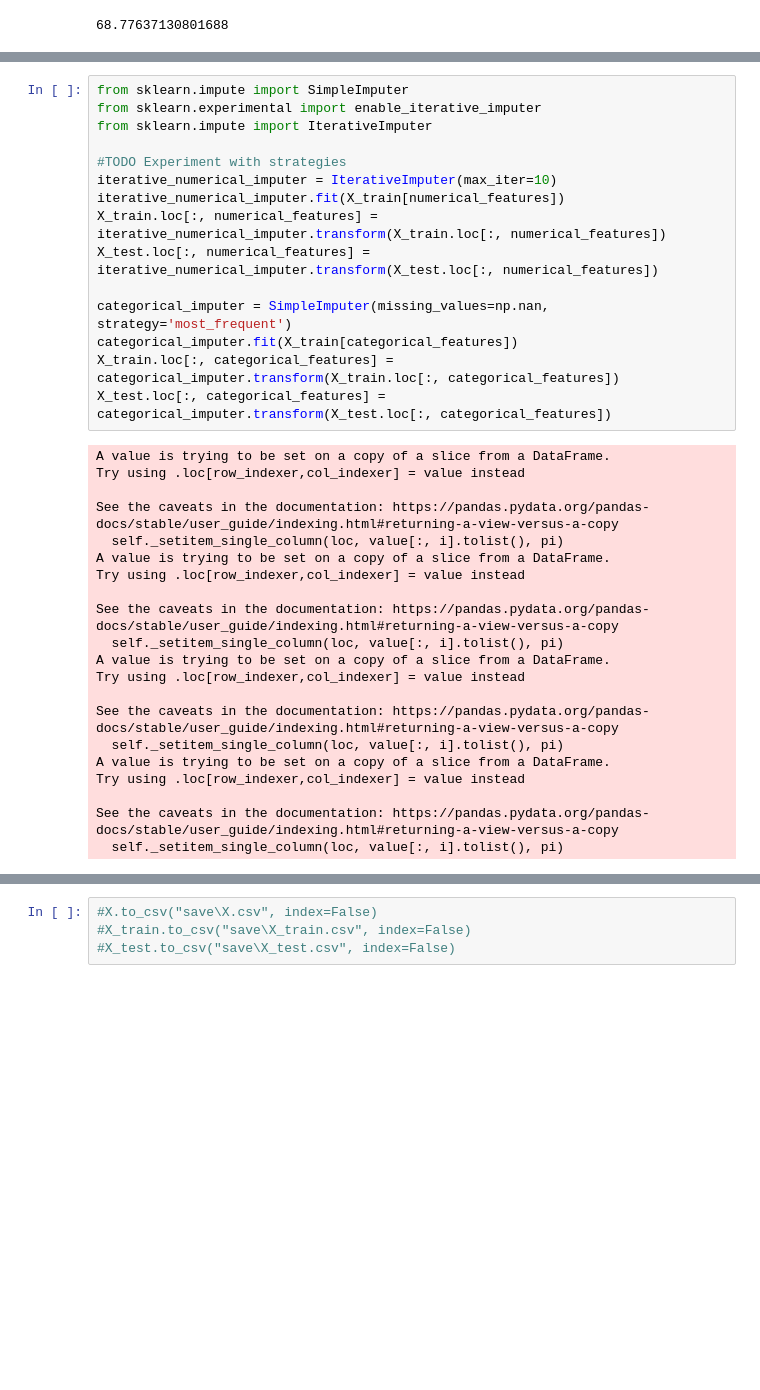
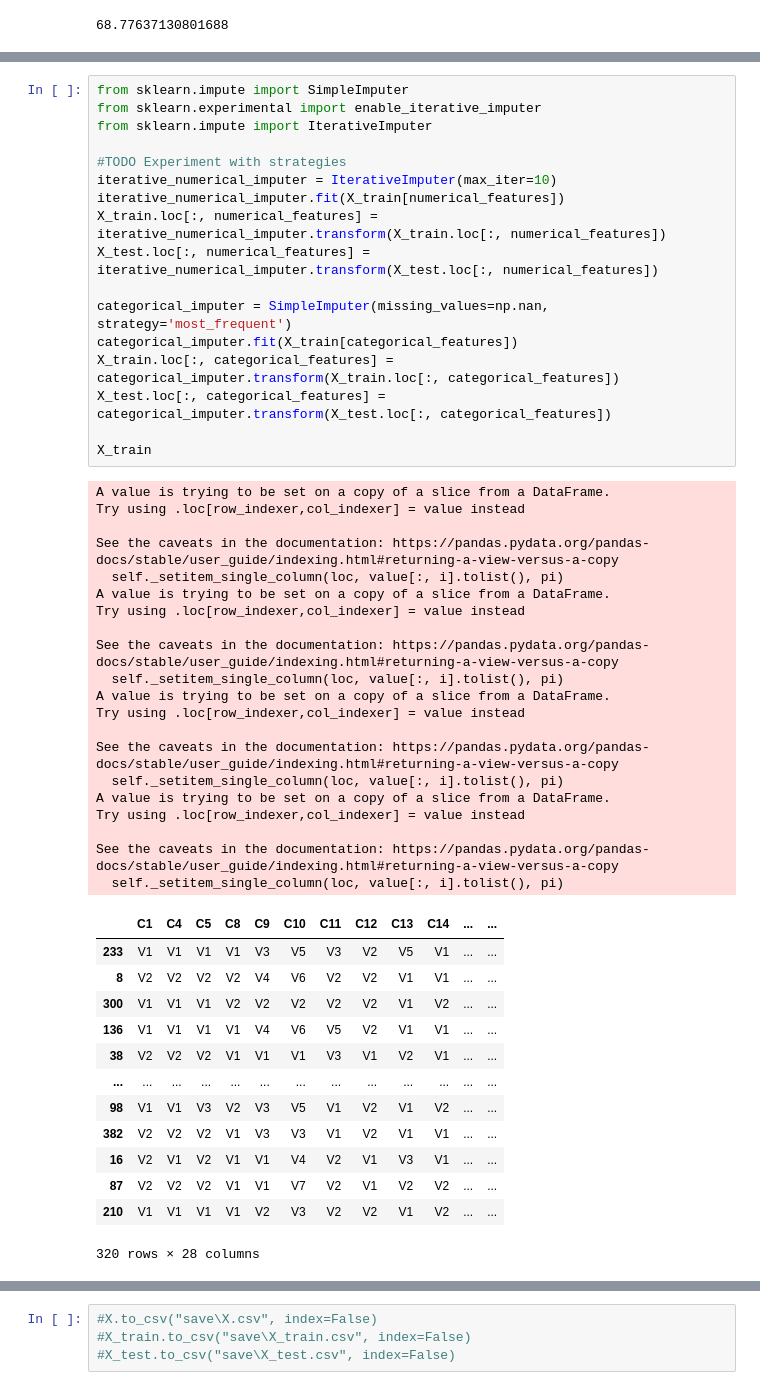
Before and after one commit to BSSB33/machine_learning, a Jupyter notebook: Semester project - ML challenge/code.ipynb, the cells around one changed output, grey strips where cells are left out. Drawn from its saved outputs; the diff is of its cells as text; blank space fills up the shorter version.

```diff
--- a/Semester project - ML challenge/code.ipynb
+++ b/Semester project - ML challenge/code.ipynb
@@ -67,33 +70,48 @@ from sklearn.impute import IterativeImputer
 iterative_numerical_imputer = IterativeImputer(max_iter=10)
 iterative_numerical_imputer.fit(X_train[numerical_features])
 X_train.loc[:, numerical_features] = iterative_numerical_imputer.transform(X_train.loc[:, numerical_features])
 X_test.loc[:, numerical_features] = iterative_numerical_imputer.transform(X_test.loc[:, numerical_features])
 
 categorical_imputer = SimpleImputer(missing_values=np.nan, strategy='most_frequent')
 categorical_imputer.fit(X_train[categorical_features])
 X_train.loc[:, categorical_features] = categorical_imputer.transform(X_train.loc[:, categorical_features])
 X_test.loc[:, categorical_features] = categorical_imputer.transform(X_test.loc[:, categorical_features])
+
+X_train
 # %% [output]
 A value is trying to be set on a copy of a slice from a DataFrame.
 Try using .loc[row_indexer,col_indexer] = value instead
 
 See the caveats in the documentation: https://pandas.pydata.org/pandas-docs/stable/user_guide/indexing.html#returning-a-view-versus-a-copy
   self._setitem_single_column(loc, value[:, i].tolist(), pi)
 A value is trying to be set on a copy of a slice from a DataFrame.
 Try using .loc[row_indexer,col_indexer] = value instead
 
 See the caveats in the documentation: https://pandas.pydata.org/pandas-docs/stable/user_guide/indexing.html#returning-a-view-versus-a-copy
   self._setitem_single_column(loc, value[:, i].tolist(), pi)
 A value is trying to be set on a copy of a slice from a DataFrame.
 Try using .loc[row_indexer,col_indexer] = value instead
 
 See the caveats in the documentation: https://pandas.pydata.org/pandas-docs/stable/user_guide/indexing.html#returning-a-view-versus-a-copy
   self._setitem_single_column(loc, value[:, i].tolist(), pi)
 A value is trying to be set on a copy of a slice from a DataFrame.
 Try using .loc[row_indexer,col_indexer] = value instead
 
 See the caveats in the documentation: https://pandas.pydata.org/pandas-docs/stable/user_guide/indexing.html#returning-a-view-versus-a-copy
   self._setitem_single_column(loc, value[:, i].tolist(), pi)
+|  | C1 | C4 | C5 | C8 | C9 | C10 | C11 | C12 | C13 | C14 | ... | ... |
+| 233 | V1 | V1 | V1 | V1 | V3 | V5 | V3 | V2 | V5 | V1 | ... | ... |
+| 8 | V2 | V2 | V2 | V2 | V4 | V6 | V2 | V2 | V1 | V1 | ... | ... |
+| 300 | V1 | V1 | V1 | V2 | V2 | V2 | V2 | V2 | V1 | V2 | ... | ... |
+| 136 | V1 | V1 | V1 | V1 | V4 | V6 | V5 | V2 | V1 | V1 | ... | ... |
+| 38 | V2 | V2 | V2 | V1 | V1 | V1 | V3 | V1 | V2 | V1 | ... | ... |
+| ... | ... | ... | ... | ... | ... | ... | ... | ... | ... | ... | ... | ... |
+| 98 | V1 | V1 | V3 | V2 | V3 | V5 | V1 | V2 | V1 | V2 | ... | ... |
+| 382 | V2 | V2 | V2 | V1 | V3 | V3 | V1 | V2 | V1 | V1 | ... | ... |
+| 16 | V2 | V1 | V2 | V1 | V1 | V4 | V2 | V1 | V3 | V1 | ... | ... |
+| 87 | V2 | V2 | V2 | V1 | V1 | V7 | V2 | V1 | V2 | V2 | ... | ... |
+| 210 | V1 | V1 | V1 | V1 | V2 | V3 | V2 | V2 | V1 | V2 | ... | ... |
+320 rows × 28 columns
 # %%
 X_train_len = len(X_train)
 X = pd.concat([X_train, X_test])
```
Also changed, not shown: parts of 20 cells of this notebook, 3 other files.
